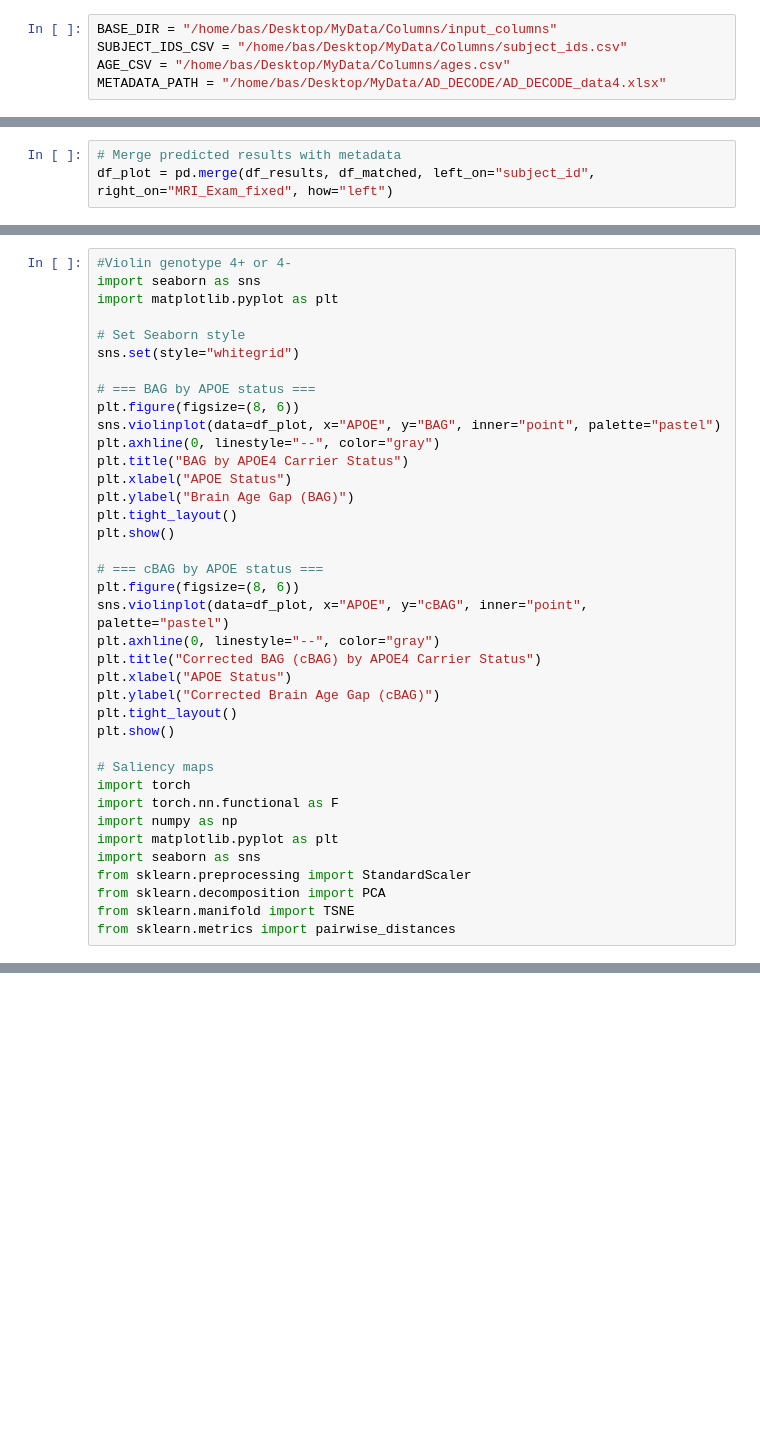
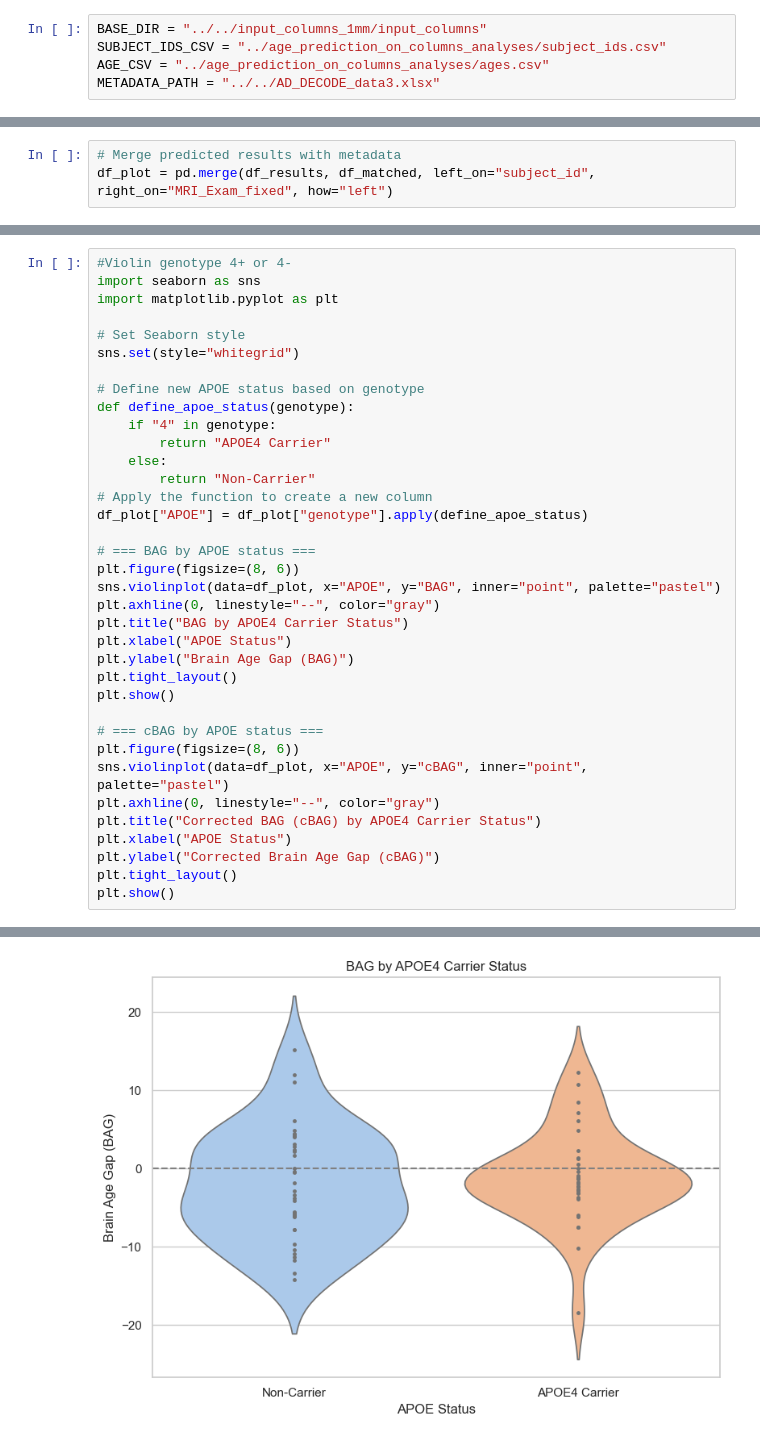
Before and after one commit to wowgudabudaa/Age_prediction_using_columns_analysis, a Jupyter notebook: NEW COLUMNS GNC/GCN_all_subs.ipynb, the cells around one changed output, grey strips where cells are left out. Saved outputs shown, nothing was run; the diff lists cells and outputs as text; blank space fills up the shorter version.

```diff
--- a/NEW COLUMNS GNC/GCN_all_subs.ipynb
+++ b/NEW COLUMNS GNC/GCN_all_subs.ipynb
@@ -1,5 +3,5 @@
 # %%
-BASE_DIR = "/home/bas/Desktop/MyData/Columns/input_columns"
-SUBJECT_IDS_CSV = "/home/bas/Desktop/MyData/Columns/subject_ids.csv"
-AGE_CSV = "/home/bas/Desktop/MyData/Columns/ages.csv"
-METADATA_PATH = "/home/bas/Desktop/MyData/AD_DECODE/AD_DECODE_data4.xlsx"
+BASE_DIR = "../../input_columns_1mm/input_columns"
+SUBJECT_IDS_CSV = "../age_prediction_on_columns_analyses/subject_ids.csv"
+AGE_CSV = "../age_prediction_on_columns_analyses/ages.csv"
+METADATA_PATH = "../../AD_DECODE_data3.xlsx"
@@ -504,6 +581,15 @@ import matplotlib.pyplot as plt
 
 # Set Seaborn style
 sns.set(style="whitegrid")
+
+# Define new APOE status based on genotype
+def define_apoe_status(genotype):
+    if "4" in genotype:
+        return "APOE4 Carrier"
+    else:
+        return "Non-Carrier"
+# Apply the function to create a new column
+df_plot["APOE"] = df_plot["genotype"].apply(define_apoe_status)
 
 # === BAG by APOE status ===
 plt.figure(figsize=(8, 6))
@@ -524,14 +610,4 @@ plt.xlabel("APOE Status")
 plt.ylabel("Corrected Brain Age Gap (cBAG)")
 plt.tight_layout()
 plt.show()
-
-# Saliency maps
-import torch
-import torch.nn.functional as F
-import numpy as np
-import matplotlib.pyplot as plt
-import seaborn as sns
-from sklearn.preprocessing import StandardScaler
-from sklearn.decomposition import PCA
-from sklearn.manifold import TSNE
-from sklearn.metrics import pairwise_distances
+# %% [output]
@@ -537,0 +617 @@ from sklearn.metrics import pairwise_distances
+[figure, added]
```
Also changed, not shown: parts of 31 cells of this notebook, 3 other files.
